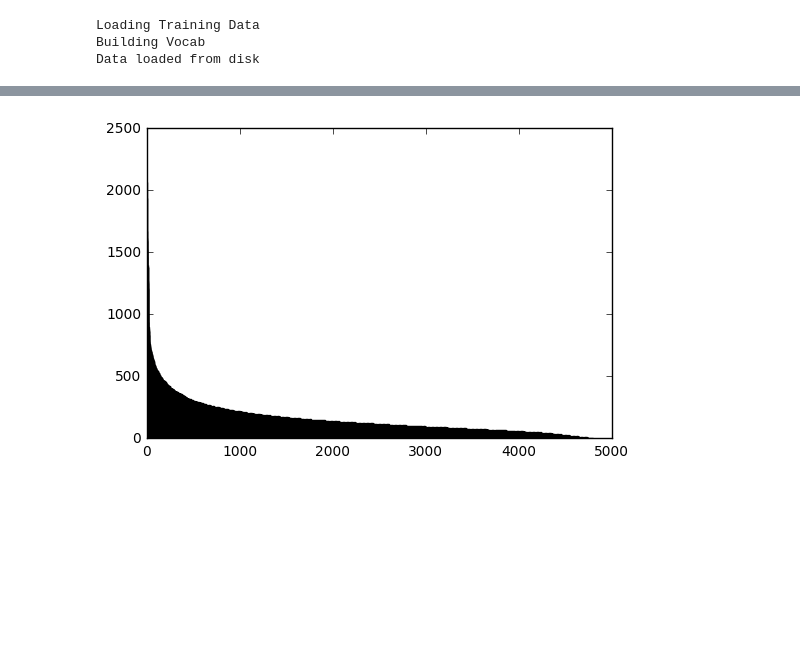
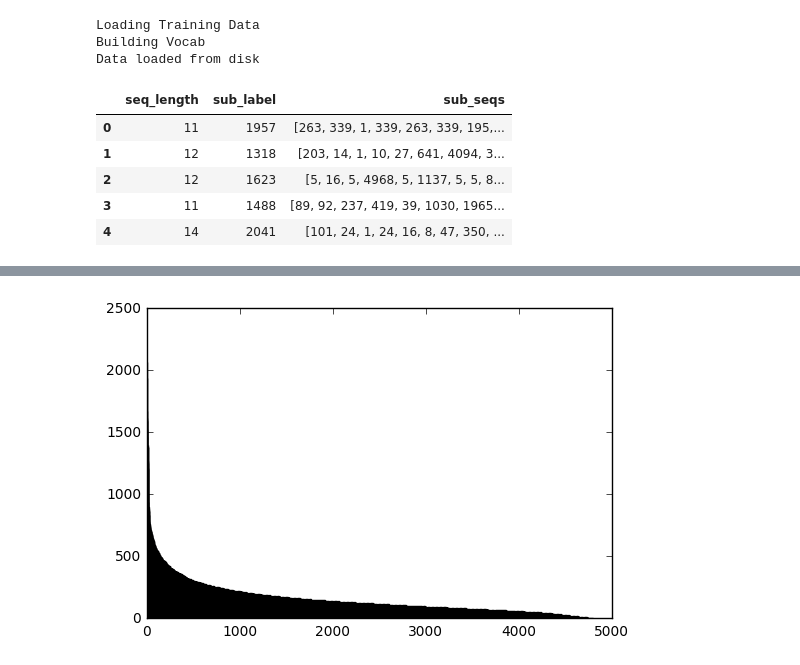
Before and after one commit to cole-maclean/MAI-CI, a Jupyter notebook: SubRecommender/EDA Notebook.ipynb, the cells around one changed output, grey strips where cells are left out. Cells and saved outputs as stored; diff of their text form; code cells hidden in the pictures; blank space fills up the shorter version.

```diff
--- a/SubRecommender/EDA Notebook.ipynb
+++ b/SubRecommender/EDA Notebook.ipynb
@@ -250,6 +249,15 @@ train_df= tst.load_train_df("data/training_sequences/5027_15_7_sequence_data.jso
 Loading Training Data
 Building Vocab
 Data loaded from disk
+# %%
+train_df.head()
+# %% [output]
+|  | seq_length | sub_label | sub_seqs |
+| 0 | 11 | 1957 | [263, 339, 1, 339, 263, 339, 195,... |
+| 1 | 12 | 1318 | [203, 14, 1, 10, 27, 641, 4094, 3... |
+| 2 | 12 | 1623 | [5, 16, 5, 4968, 5, 1137, 5, 5, 8... |
+| 3 | 11 | 1488 | [89, 92, 237, 419, 39, 1030, 1965... |
+| 4 | 14 | 2041 | [101, 24, 1, 24, 16, 8, 47, 350, ... |
 # %%
 print ("Model Vocabulary Size = " + str(tst.vocab_size))
 print ("Top Popular Filtered Subs = " + str(tst.vocab_size-len(tst.filtered_vocab)))
```
Also changed, not shown: parts of 11 cells of this notebook, 12 other files.
